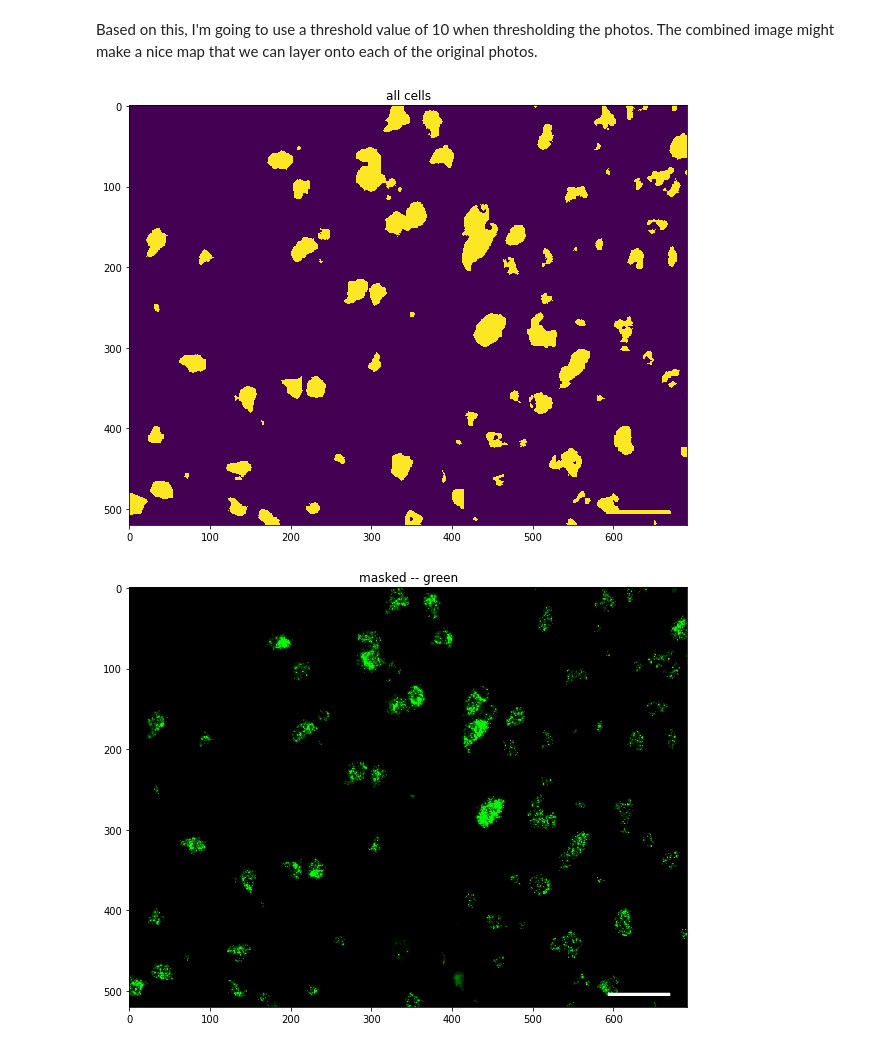
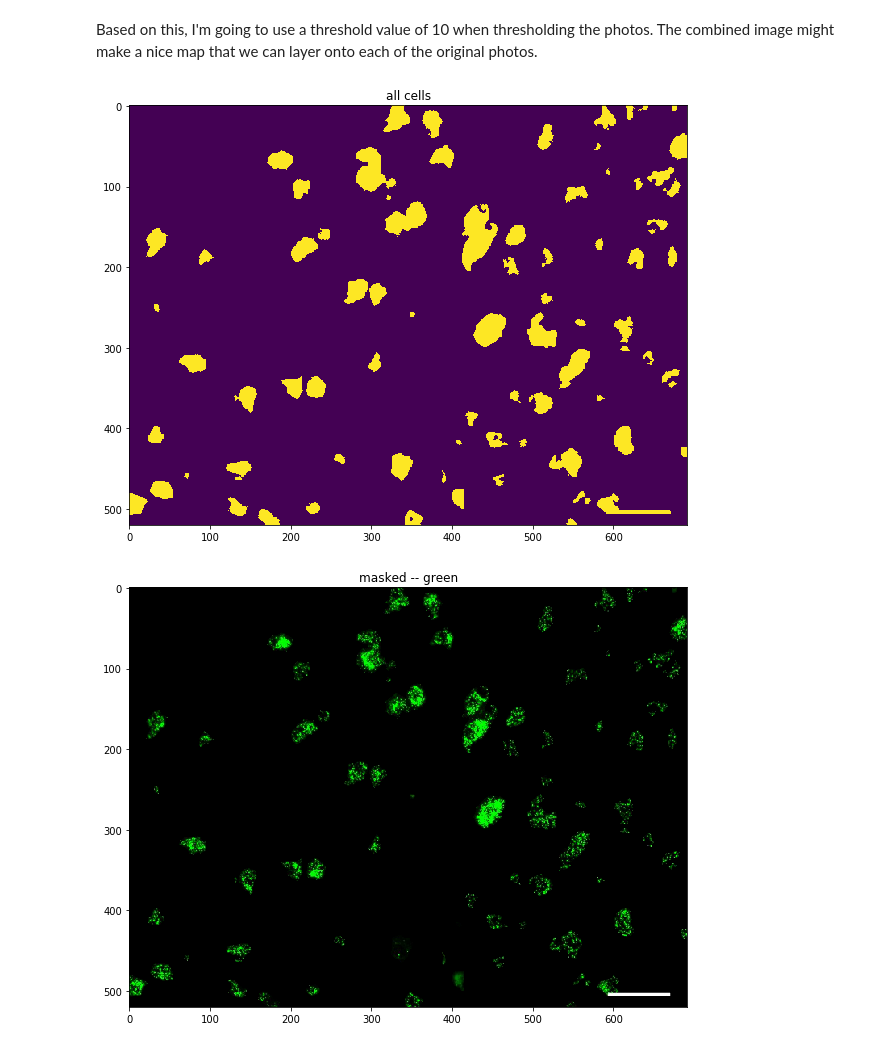
Before and after one commit to lukereding/detect_fluorescent_overlap, a Jupyter notebook: notebook.ipynb, the cells around one changed output. Drawn from its saved outputs; the diff is of its cells as text; code cells hidden in the pictures.

```diff
--- a/notebook.ipynb
+++ b/notebook.ipynb
@@ -187,34 +187,34 @@ thresh2 = threshold(image2, threshold_parameter = 10)
 thresh_combined = thresh2 + thresh1
 
 # get contours from the combined images to define cells
 # create blank image
 mask = np.zeros(thresh_combined.shape, np.uint8)
 # get contours
 _, contours, hierarchy = cv2.findContours(thresh_combined.copy(), cv2.RETR_TREE,cv2.CHAIN_APPROX_SIMPLE)
 # exclude tiny contours
-big_countours = [c for c in contours if cv2.contourArea(c) > 5]
+big_countours = [c for c in contours if cv2.contourArea(c) > 15]
 # draw onto mask
 cv2.drawContours(mask, big_countours, -1, (255), -1)
 
 # mask = cv2.bitwise_not(thresh_combined)
 res2 = cv2.bitwise_and(image2, image2, mask = mask)
 res1 = cv2.bitwise_and(image1, image1, mask = mask)
 
 plt.figure(figsize = (10,10))
 plt.imshow(mask)
 plt.title("all cells")
 plt.show()
 
 plt.figure(figsize = (10,10))
 plt.imshow(res1)
 plt.title("masked -- green")
 plt.show()
 
 plt.figure(figsize = (10,10))
 plt.imshow(res2)
 plt.title("masked -- blue")
 plt.show()
 # %% [output]
-[figure, old version]
+[figure, new version]
 [figure]
 [figure]
```
Also changed, not shown: parts of 8 cells of this notebook.
